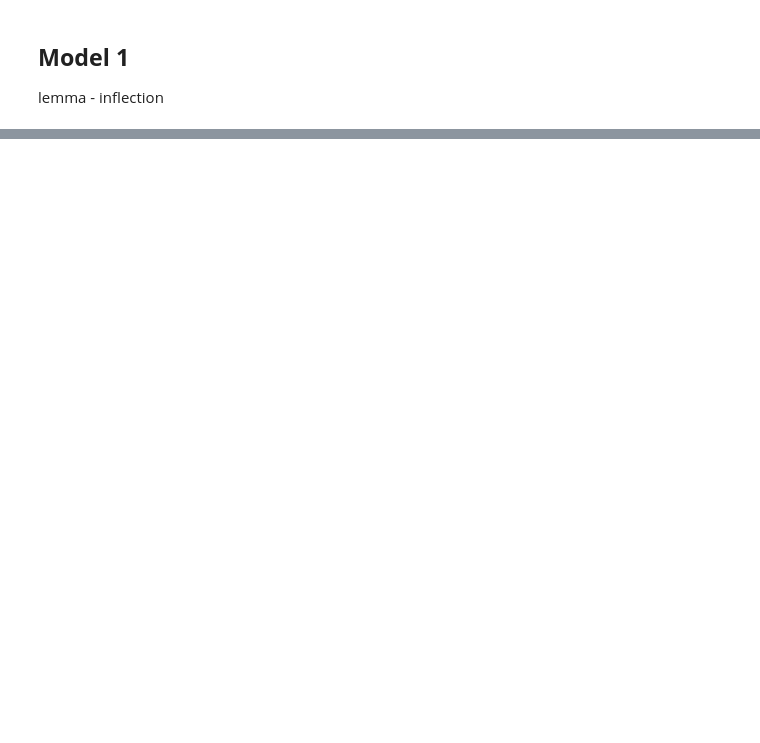
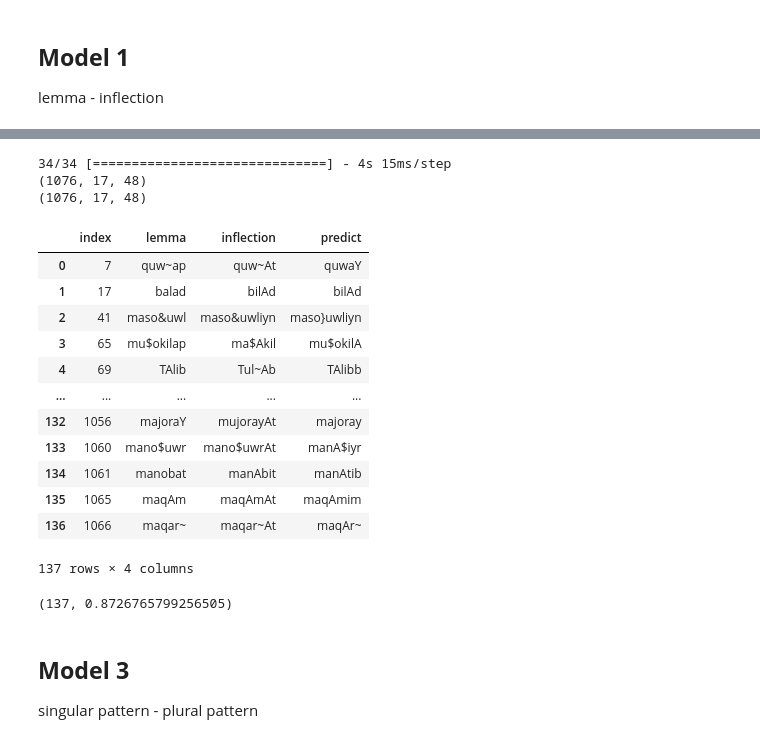
Before and after one commit to amirezzati/broken-plural, a Jupyter notebook: Arabic_broken_plurals.ipynb, the cells around one changed output, grey strips where cells are left out. Drawn from its saved outputs; the diff is of its cells as text; code cells hidden in the pictures; blank space fills up the shorter version.

```diff
--- a/Arabic_broken_plurals.ipynb
+++ b/Arabic_broken_plurals.ipynb
@@ -271,8 +383,11 @@ print(y_train_inflection_OH.shape)
 # %%
 # covern numerical inputs to int32
 X_train_genRat = np.asarray(X_train_genRat).astype('int32')
+X_train_numOfRoot = np.asarray(X_train_numOfRoot).astype('int32')
 X_dev_genRat = np.asarray(X_dev_genRat).astype('int32')
+X_dev_numOfRoot = np.asarray(X_dev_numOfRoot).astype('int32')
 X_test_genRat = np.asarray(X_test_genRat).astype('int32')
+X_test_numOfRoot = np.asarray(X_test_numOfRoot).astype('int32')
 
 y_train_class = np.asarray(y_train_class).astype('int32')
 y_dev_class = np.asarray(y_dev_class).astype('int32')
@@ -282 +492,16 @@ y_test_class = np.asarray(y_test_class).astype('int32')
+# %%
+def oneHot2D(arr):
+    tmp = np.zeros_like(arr)
+    tmp[np.arange(len(arr)), arr.argmax(1)] = 1
+    return tmp
+
+def oneHot3D(arr):
+    tmp = np.array([oneHot2D(x) for x in arr])
+    return tmp
+# %%
+char_index_key_list = list(char_index.keys())
+char_index_val_list = list(char_index.values())
+def getCharFromIdx(idx):
+  position = char_index_val_list.index(idx)
+  return char_index_key_list[position]
 # %%
@@ -602,0 +842,34 @@ None
+# %%
+pred_plPattern = model.predict([X_test_lemma_OH, X_test_singularPattern_OH, X_test_root_OH, X_test_genRat, X_test_numOfRoot])
+
+pred_plPattern = oneHot3D(pred_plPattern)
+
+print(pred_plPattern.shape)
+print(y_test_plPattern_OH.shape)
+# %% [output]
+34/34 [==============================] - 4s 15ms/step
+(1076, 17, 48)
+(1076, 17, 48)
+# %%
+reportErrorAnalysis(testData[0],pred_plPattern,y_test_inflection_OH, path+"/model 2/test_errorAnalysis.csv")
+# %% [output]
+|  | index | lemma | inflection | predict |
+| 0 | 7 | quw~ap | quw~At | quwaY |
+| 1 | 17 | balad | bilAd | bilAd |
+| 2 | 41 | maso&uwl | maso&uwliyn | maso}uwliyn |
+| 3 | 65 | mu$okilap | ma$Akil | mu$okilA |
+| 4 | 69 | TAlib | Tul~Ab | TAlibb |
+| ... | ... | ... | ... | ... |
+| 132 | 1056 | majoraY | mujorayAt | majoray |
+| 133 | 1060 | mano$uwr | mano$uwrAt | manA$iyr |
+| 134 | 1061 | manobat | manAbit | manAtib |
+| 135 | 1065 | maqAm | maqAmAt | maqAmim |
+| 136 | 1066 | maqar~ | maqar~At | maqAr~ |
+137 rows × 4 columns
+# %%
+checkAccuracy(pred_plPattern, y_test_inflection_OH)
+# %% [output]
+(137, 0.8726765799256505)
+# %% [markdown]
+## **Model 3**
+singular pattern - plural pattern
```
Also changed, not shown: parts of 80 cells of this notebook.
